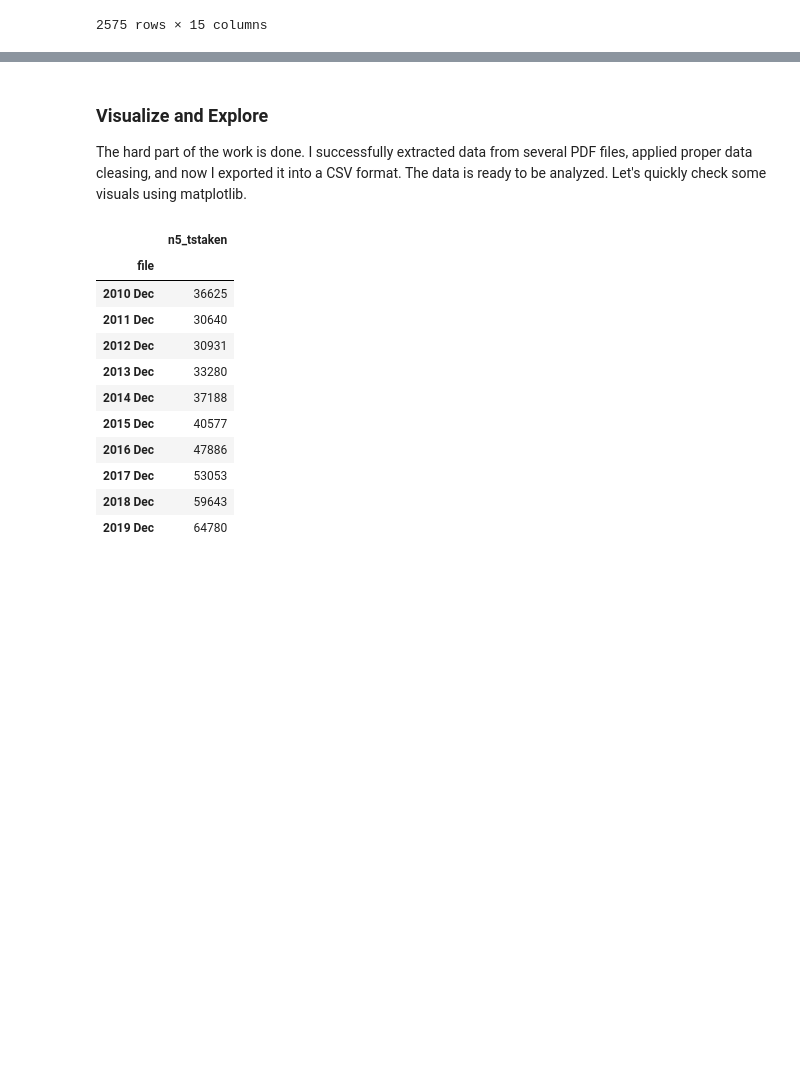
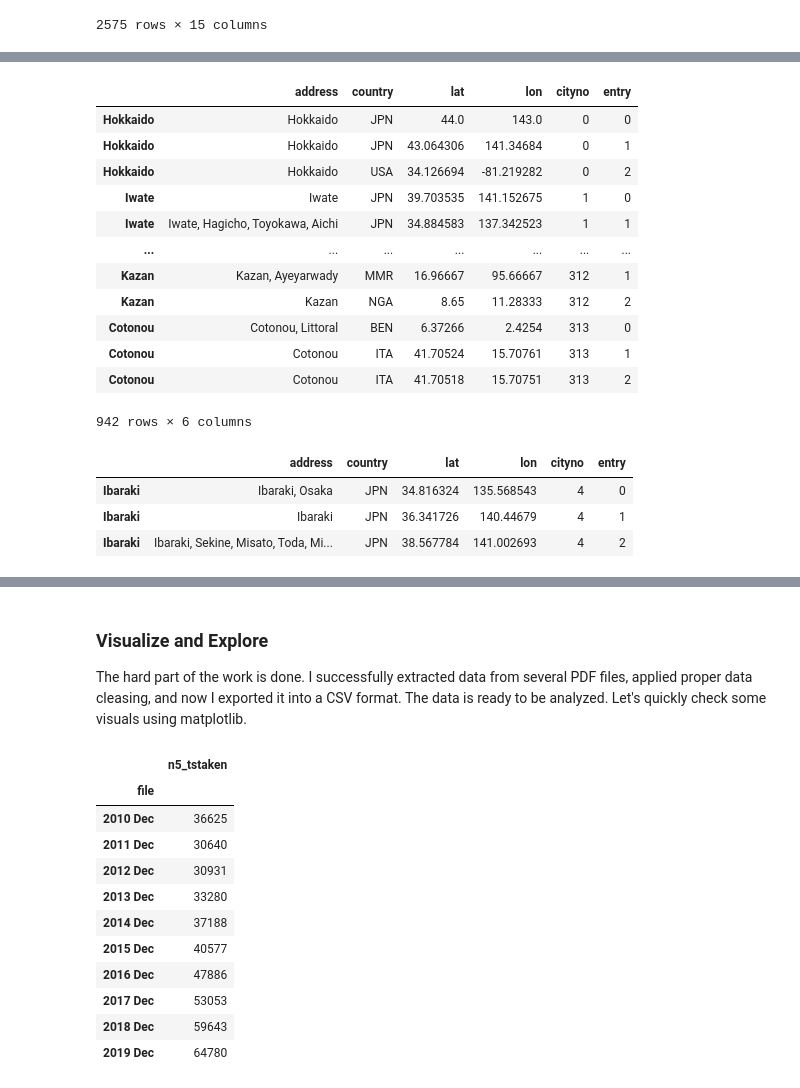
Before and after one commit to brunoochi/my_data_science_notes, a Jupyter notebook: PJ_Matcha/PJ_Matcha.ipynb, the cells around one changed output, grey strips where cells are left out. Saved outputs shown, nothing was run; the diff lists cells and outputs as text; code cells hidden in the pictures; blank space fills up the shorter version.

```diff
--- a/PJ_Matcha/PJ_Matcha.ipynb
+++ b/PJ_Matcha/PJ_Matcha.ipynb
@@ -152,0 +211,75 @@ memory usage: 340.8+ KB
+# %%
+# Store 3 pair of coordinates for each city into a dataframe.
+key = []
+cityno = []
+entry=[]
+address=[]
+country=[]
+lat=[]
+lon=[]
+
+for n in range(len(geocoded_cities)):
+    k = 0
+    while k <=2:
+
+        try:
+            key.append(df_jlpt2["city_en"].unique()[n])
+        except:
+            key.append(df_jlpt2["city_en"].unique()[n])
+
+        try:
+            cityno.append(n)
+        except:
+            cityno.append(n)
+
+        try:
+            entry.append(k)
+        except:
+            entry.append(k)
+
+        try:
+            address.append(geocoded_cities[n][k]["address"])
+        except:
+            address.append("Pass")
+
+        try:
+            country.append(geocoded_cities[n][k]["attributes"]["Country"])
+        except:
+            country.append("Pass")
+
+        try:
+            lon.append(geocoded_cities[n][k]["location"]["x"])
+        except:
+            lon.append("Pass")
+
+        try:
+            lat.append(geocoded_cities[n][k]["location"]["y"])
+        except:
+            lat.append("Pass")
+
+        k += 1
+
+geocoded_cities_df = pd.DataFrame(dict(address=address, country=country, lat=lat, lon=lon, cityno=cityno, entry=entry), index=key)
+geocoded_cities_df
+# %% [output]
+|  | address | country | lat | lon | cityno | entry |
+| Hokkaido | Hokkaido | JPN | 44.0 | 143.0 | 0 | 0 |
+| Hokkaido | Hokkaido | JPN | 43.064306 | 141.34684 | 0 | 1 |
+| Hokkaido | Hokkaido | USA | 34.126694 | -81.219282 | 0 | 2 |
+| Iwate | Iwate | JPN | 39.703535 | 141.152675 | 1 | 0 |
+| Iwate | Iwate, Hagicho, Toyokawa, Aichi | JPN | 34.884583 | 137.342523 | 1 | 1 |
+| ... | ... | ... | ... | ... | ... | ... |
+| Kazan | Kazan, Ayeyarwady | MMR | 16.96667 | 95.66667 | 312 | 1 |
+| Kazan | Kazan | NGA | 8.65 | 11.28333 | 312 | 2 |
+| Cotonou | Cotonou, Littoral | BEN | 6.37266 | 2.4254 | 313 | 0 |
+| Cotonou | Cotonou | ITA | 41.70524 | 15.70761 | 313 | 1 |
+| Cotonou | Cotonou | ITA | 41.70518 | 15.70751 | 313 | 2 |
+942 rows × 6 columns
+# %%
+# Check one location (Ibaraki)
+geocoded_cities_df.loc["Ibaraki"]
+# %% [output]
+|  | address | country | lat | lon | cityno | entry |
+| Ibaraki | Ibaraki, Osaka | JPN | 34.816324 | 135.568543 | 4 | 0 |
+| Ibaraki | Ibaraki | JPN | 36.341726 | 140.44679 | 4 | 1 |
+| Ibaraki | Ibaraki, Sekine, Misato, Toda, Mi... | JPN | 38.567784 | 141.002693 | 4 | 2 |
```
Also changed, not shown: parts of 12 cells of this notebook.
